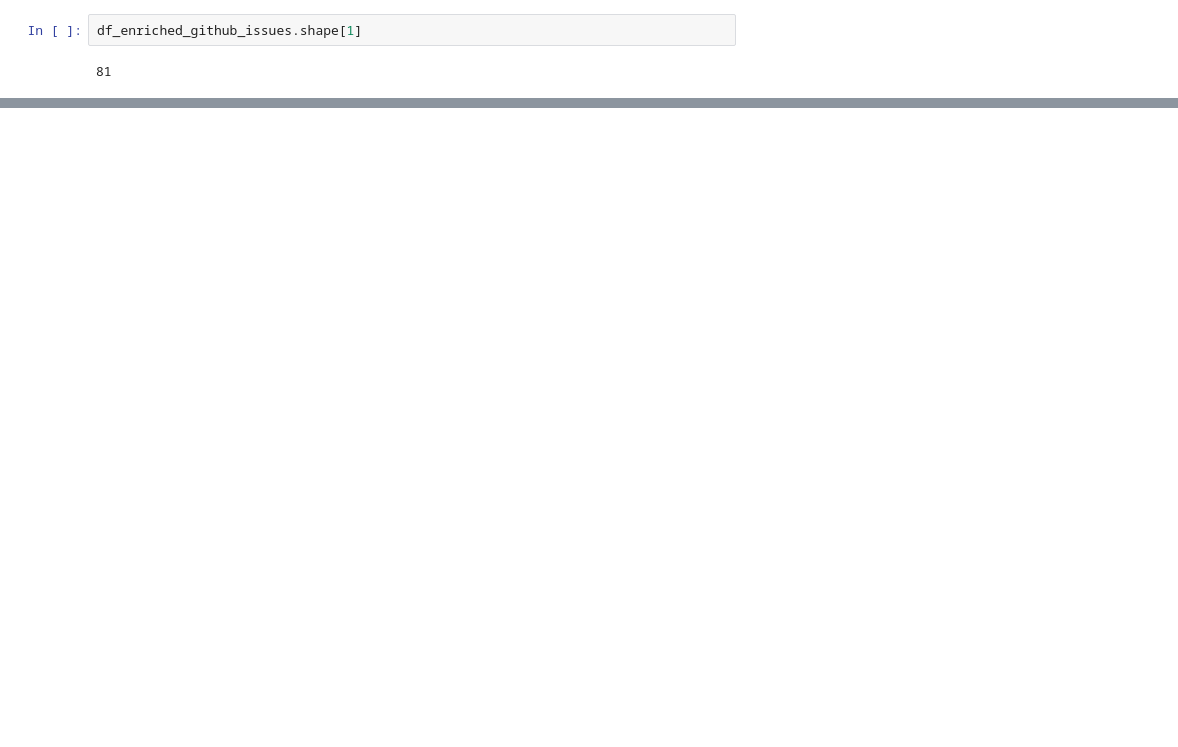
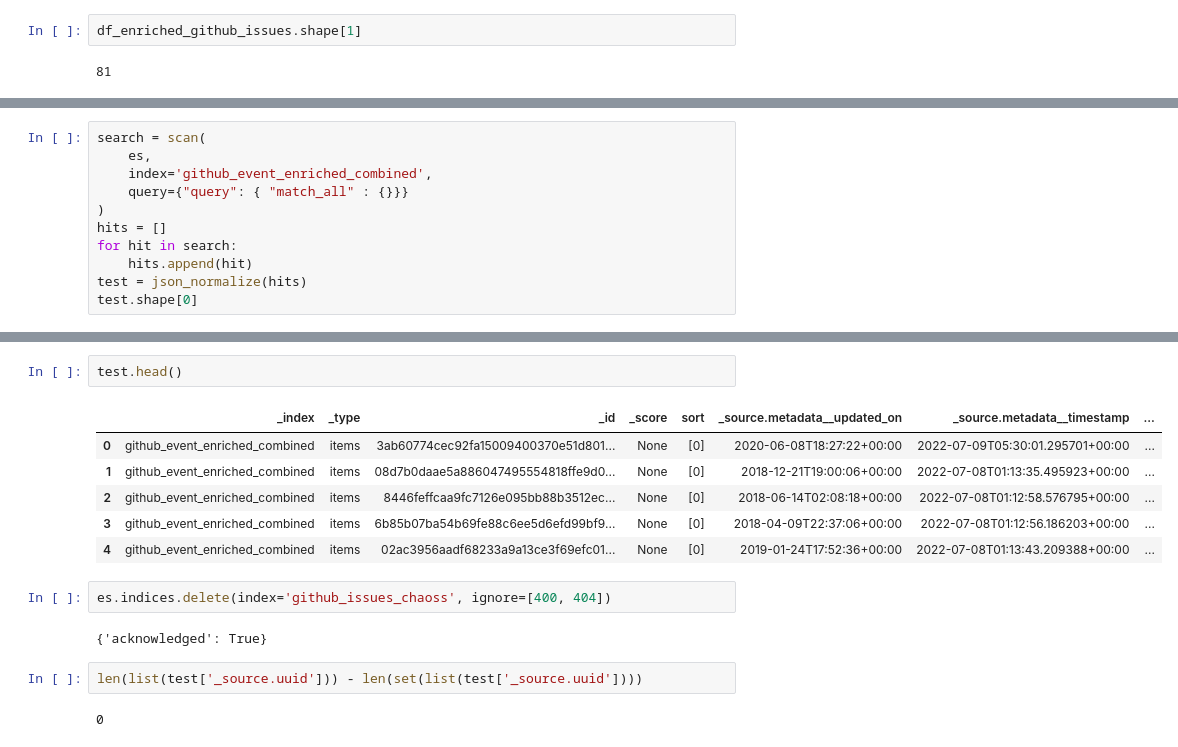
Before and after one commit to mabelbot/gsoc2022, a Jupyter notebook: misc/Elasticsearch.ipynb, the cells around one changed output, grey strips where cells are left out. Drawn from its saved outputs; the diff is of its cells as text; blank space fills up the shorter version.

```diff
--- a/misc/Elasticsearch.ipynb
+++ b/misc/Elasticsearch.ipynb
@@ -147,0 +227,11 @@ df_enriched_github_issues.shape[1]
+# %%
+search = scan(
+    es,
+    index='github_event_enriched_combined',
+    query={"query": { "match_all" : {}}}
+)
+hits = []
+for hit in search:
+    hits.append(hit)
+test = json_normalize(hits)
+test.shape[0]
@@ -147,0 +253,17 @@ df_enriched_github_issues.shape[1]
+# %%
+test.head()
+# %% [output]
+|  | _index | _type | _id | _score | sort | _source.metadata__updated_on | _source.metadata__timestamp | ... |
+| 0 | github_event_enriched_combined | items | 3ab60774cec92fa15009400370e51d801... | None | [0] | 2020-06-08T18:27:22+00:00 | 2022-07-09T05:30:01.295701+00:00 | ... |
+| 1 | github_event_enriched_combined | items | 08d7b0daae5a886047495554818ffe9d0... | None | [0] | 2018-12-21T19:00:06+00:00 | 2022-07-08T01:13:35.495923+00:00 | ... |
+| 2 | github_event_enriched_combined | items | 8446feffcaa9fc7126e095bb88b3512ec... | None | [0] | 2018-06-14T02:08:18+00:00 | 2022-07-08T01:12:58.576795+00:00 | ... |
+| 3 | github_event_enriched_combined | items | 6b85b07ba54b69fe88c6ee5d6efd99bf9... | None | [0] | 2018-04-09T22:37:06+00:00 | 2022-07-08T01:12:56.186203+00:00 | ... |
+| 4 | github_event_enriched_combined | items | 02ac3956aadf68233a9a13ce3f69efc01... | None | [0] | 2019-01-24T17:52:36+00:00 | 2022-07-08T01:13:43.209388+00:00 | ... |
+# %%
+es.indices.delete(index='github_issues_chaoss', ignore=[400, 404])
+# %% [output]
+{'acknowledged': True}
+# %%
+len(list(test['_source.uuid'])) - len(set(list(test['_source.uuid'])))
+# %% [output]
+0
```
Also changed, not shown: parts of 18 cells of this notebook, 3 other files.
